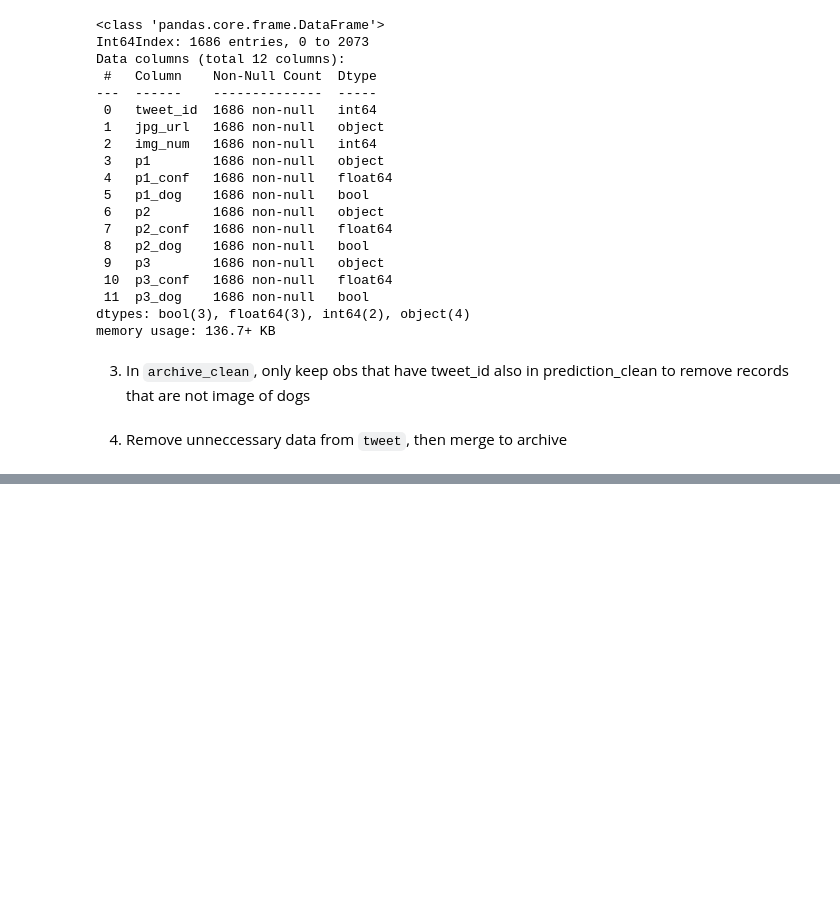
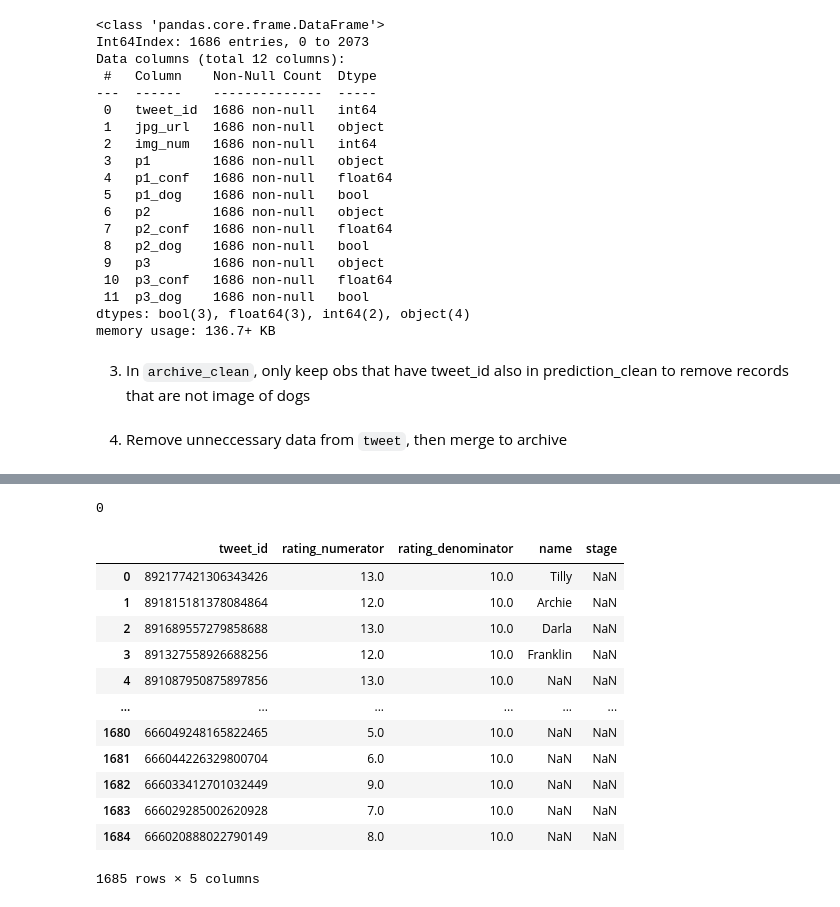
Before and after one commit to linhnp511/Data-Analytics-Portfolio, a Jupyter notebook: Python/Projects/Twitter WeRateDogs Data Set/weRateDogs_project.ipynb, the cells around one changed output, grey strips where cells are left out. Cells and saved outputs as stored; diff of their text form; code cells hidden in the pictures; blank space fills up the shorter version.

```diff
--- a/Python/Projects/Twitter WeRateDogs Data Set/weRateDogs_project.ipynb
+++ b/Python/Projects/Twitter WeRateDogs Data Set/weRateDogs_project.ipynb
@@ -763,0 +1124,34 @@ tweet_clean = tweet_clean[['id', 'retweet_count', 'favorite_count']]
+# %%
+# Drop rows that are in the duplicated 'tweet_id' and are not flagged as 'keep'
+drop_idxs = dog_stage_notnull[
+    dog_stage_notnull['tweet_id'].isin(dog_stage_tweets)
+    & dog_stage_notnull['keep'].isnull()
+].index
+dog_stage_notnull.drop(drop_idxs, inplace=True)
+# %%
+sum(dog_stage_notnull.duplicated('tweet_id'))
+# %% [output]
+0
+# %%
+dog_stage_notnull.drop(['stage_text', 'keep'], axis=1, inplace=True)
+# %%
+# left join dataframe of dogs with valid stage names back on the original dog_clean dataframe
+dogs_clean = dogs_clean.merge(dog_stage_notnull, how='left', on='tweet_id')
+# %%
+dogs_clean.drop(['doggo', 'floofer', 'pupper', 'puppo'], axis=1, inplace=True)
+# %%
+dogs_clean
+# %% [output]
+|  | tweet_id | rating_numerator | rating_denominator | name | stage |
+| 0 | 892177421306343426 | 13.0 | 10.0 | Tilly | NaN |
+| 1 | 891815181378084864 | 12.0 | 10.0 | Archie | NaN |
+| 2 | 891689557279858688 | 13.0 | 10.0 | Darla | NaN |
+| 3 | 891327558926688256 | 12.0 | 10.0 | Franklin | NaN |
+| 4 | 891087950875897856 | 13.0 | 10.0 | NaN | NaN |
+| ... | ... | ... | ... | ... | ... |
+| 1680 | 666049248165822465 | 5.0 | 10.0 | NaN | NaN |
+| 1681 | 666044226329800704 | 6.0 | 10.0 | NaN | NaN |
+| 1682 | 666033412701032449 | 9.0 | 10.0 | NaN | NaN |
+| 1683 | 666029285002620928 | 7.0 | 10.0 | NaN | NaN |
+| 1684 | 666020888022790149 | 8.0 | 10.0 | NaN | NaN |
+1685 rows × 5 columns
```
Also changed, not shown: parts of 54 cells of this notebook, 2 other files.
